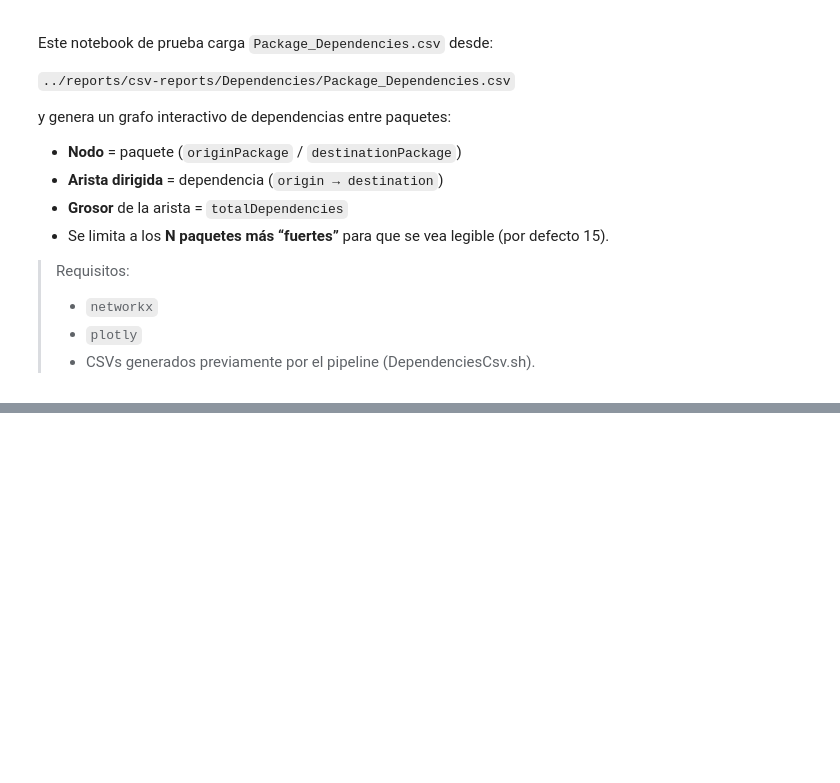
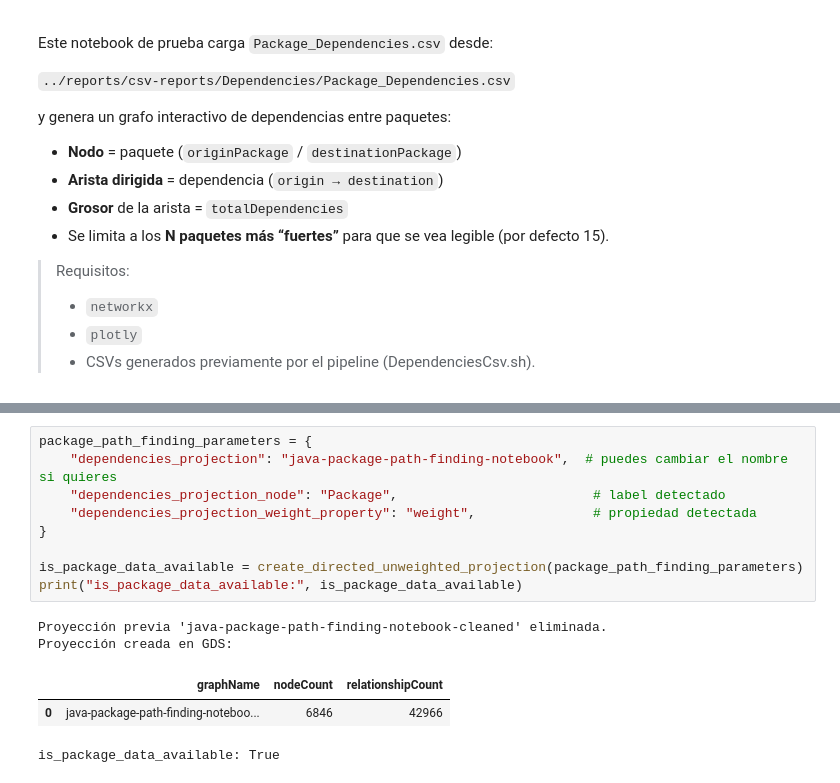
Before and after one commit to ionesosa-e/e2e-decomposition, a Jupyter notebook: jupyter/Dependencies_PackageGraph.ipynb, the cells around one changed output, grey strips where cells are left out. Saved outputs shown, nothing was run; the diff lists cells and outputs as text; blank space fills up the shorter version.

```diff
--- a/jupyter/Dependencies_PackageGraph.ipynb
+++ b/jupyter/Dependencies_PackageGraph.ipynb
@@ -208,0 +114,15 @@ else:
+# %%
+package_path_finding_parameters = {
+    "dependencies_projection": "java-package-path-finding-notebook",  # puedes cambiar el nombre si quieres
+    "dependencies_projection_node": "Package",                         # label detectado
+    "dependencies_projection_weight_property": "weight",               # propiedad detectada
+}
+
+is_package_data_available = create_directed_unweighted_projection(package_path_finding_parameters)
+print("is_package_data_available:", is_package_data_available)
+# %% [output]
+Proyección previa 'java-package-path-finding-notebook-cleaned' eliminada.
+Proyección creada en GDS:
+|  | graphName | nodeCount | relationshipCount |
+| 0 | java-package-path-finding-noteboo... | 6846 | 42966 |
+is_package_data_available: True
```
Also changed, not shown: parts of 5 cells of this notebook, 27 other files.
